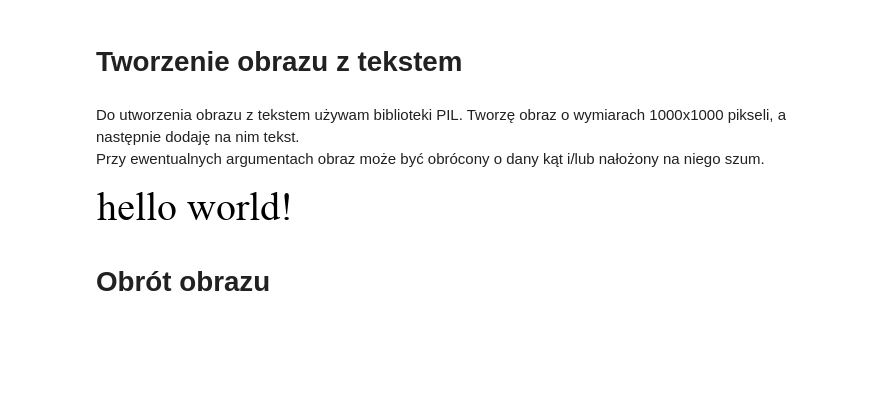
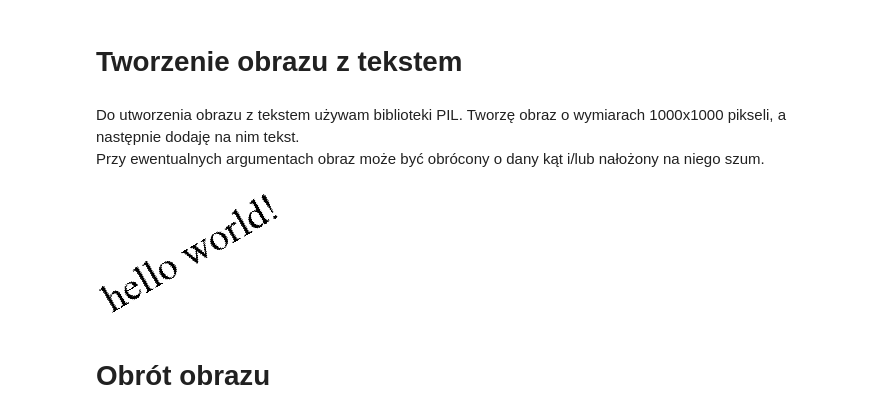
Before and after one commit to radoslawrolka/Computational_Methods_in_Science_and_Engineering, a Jupyter notebook: lab9/task2.ipynb, the cells around one changed output. Drawn from its saved outputs; the diff is of its cells as text; code cells hidden in the pictures; blank space fills up the shorter version.

Commit message:
rotate done

```diff
--- a/lab9/task2.ipynb
+++ b/lab9/task2.ipynb
@@ -57,28 +57,28 @@ Przy ewentualnych argumentach obraz może być obrócony o dany kąt i/lub nało
 # %%
 def draw_text(text, font_name, font_size, rotate=0, noise=0, inverted=False):
     def add_noise(img, noise):
         img = np.array(img)
         noise = np.random.normal(0, noise, img.shape)
         noisy = img + noise
         noisy = np.clip(noisy, 0, 255)
         return Image.fromarray(noisy.astype(np.uint8))
     font = load_fonts(font_name, font_size)
     length = int((max([font.getlength(line) for line in text.split('\n')])+10)*1.1)
     img = Image.new('L', (length, 1000), color='black')
     draw = ImageDraw.Draw(img)
     draw.text((10, 10), text, font=font, fill='white')
-    rotated = img.rotate(rotate)
-    cropped = rotated.crop(rotated.getbbox())
-    reversed = ImageOps.invert(cropped)
+    cropped = img.crop(img.getbbox())
+    rotated = cropped.rotate(rotate, expand=1)
+    reversed = ImageOps.invert(rotated)
     padded = ImageOps.expand(reversed, border=1, fill='white')
     noised = add_noise(padded, noise)
     if inverted:
         return ImageOps.invert(noised)
     return noised
 
-draw_text("hello world!", 'times-new-roman', 40)
+draw_text("hello world!", 'times-new-roman', 40, rotate=30)
 # %% [output]
-[figure, old version]
+[figure, new version]
 # %% [markdown]
 # Obrót obrazu
 # %% [markdown]
```
Also changed, not shown: parts of 6 cells of this notebook.
